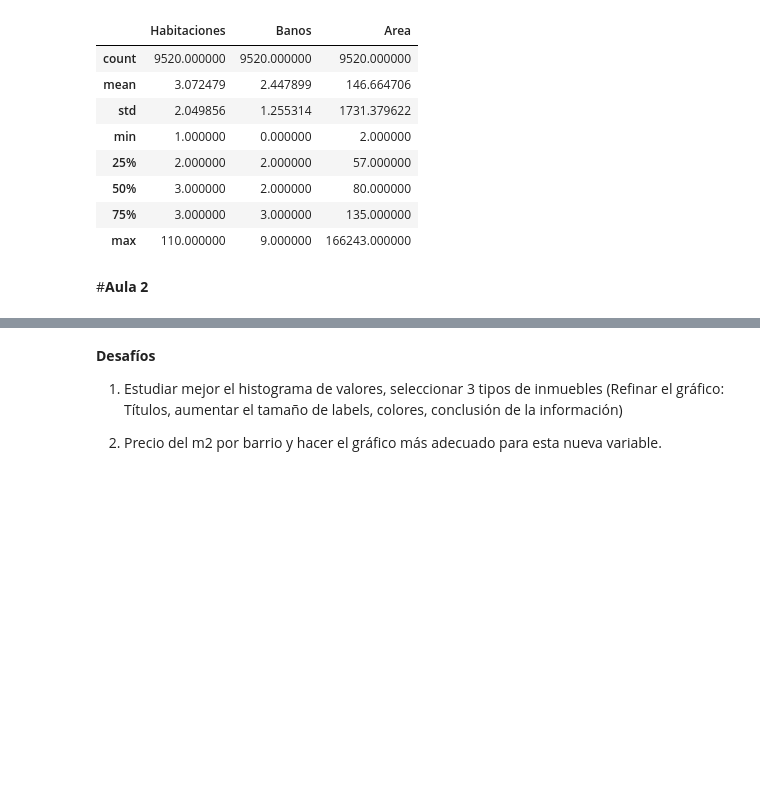
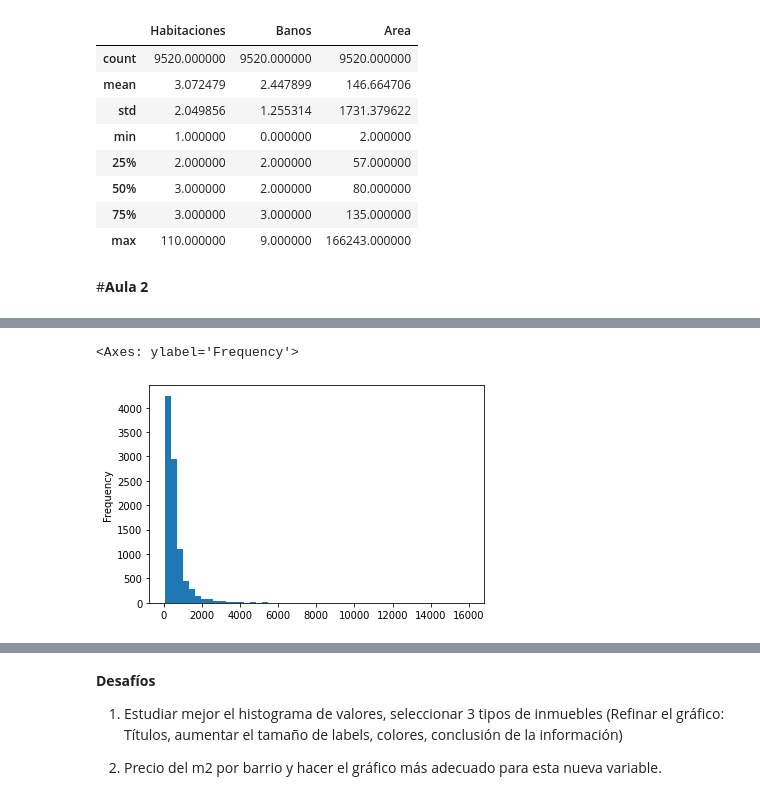
Before and after one commit to David-Blanc/inmersion_de_datos, a Jupyter notebook: INMERSION_DATOS_AULA_2.ipynb, the cells around one changed output, grey strips where cells are left out. Saved outputs shown, nothing was run; the diff lists cells and outputs as text; code cells hidden in the pictures; blank space fills up the shorter version.

```diff
--- a/INMERSION_DATOS_AULA_2.ipynb
+++ b/INMERSION_DATOS_AULA_2.ipynb
@@ -271,5 +407,8 @@ inmuebles.loc[inmuebles.Area == 2]
 # %%
-inmuebles['Precio_Millon'].plot.hist(bins=10)
+inmuebles['Precio_Millon'].plot.hist(bins=50)
+# %% [output]
+<Axes: ylabel='Frequency'>
+[figure, added]
 # %%
 import matplotlib.pyplot as plt
 import seaborn as sns
```
Also changed, not shown: parts of 21 cells of this notebook.
